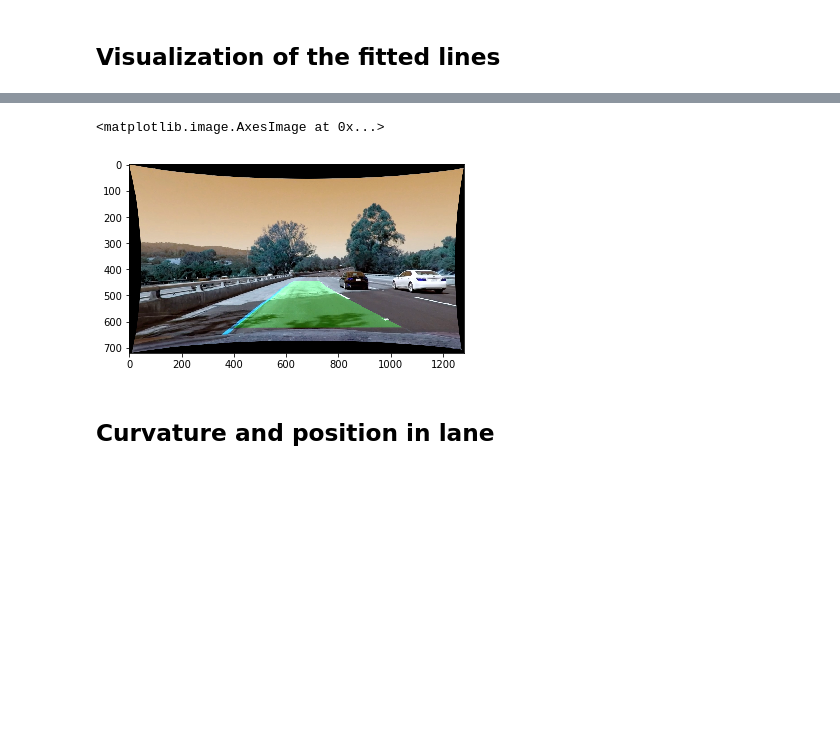
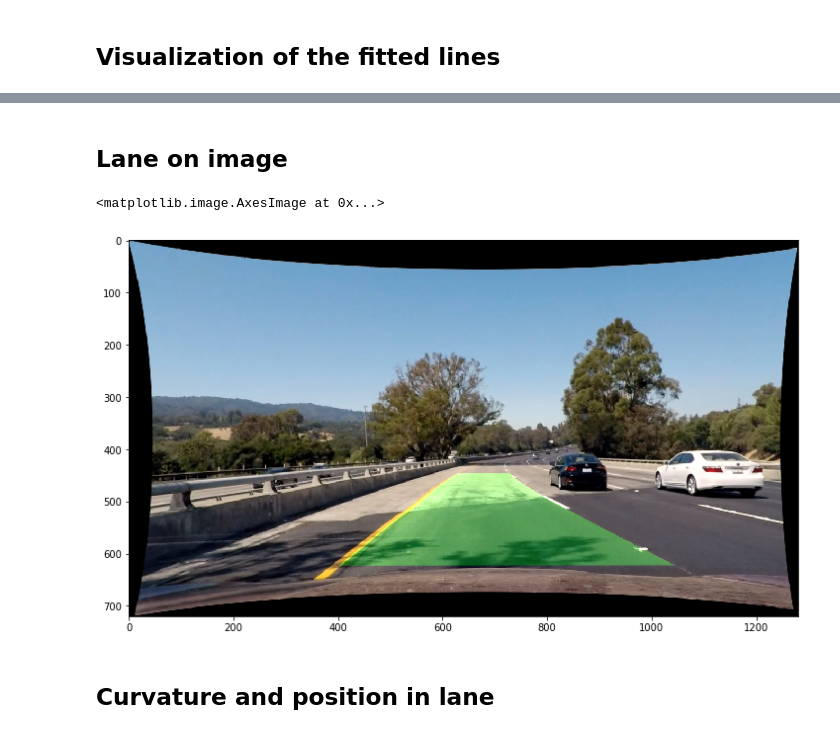
Before and after one commit to mandermo/CarND-Advanced-Lane-Lines, a Jupyter notebook: AdvancedLaneFinding.ipynb, the cells around one changed output, grey strips where cells are left out. Saved outputs shown, nothing was run; the diff lists cells and outputs as text; code cells hidden in the pictures; blank space fills up the shorter version.

```diff
--- a/AdvancedLaneFinding.ipynb
+++ b/AdvancedLaneFinding.ipynb
@@ -450,34 +450,36 @@ True
+# %% [markdown]
+## Lane on image
 # %%
 # Modified version of code from section "Tips and Tricks for the Project"
 def draw_lane_on_image(warpedthresholded, undistorted, left_fit, right_fit):
     # Generate x and y values for plotting
     ploty = np.linspace(0, img.shape[0]-1, img.shape[0] )
     left_fitx = left_fit[0]*ploty**2 + left_fit[1]*ploty + left_fit[2]
     right_fitx = right_fit[0]*ploty**2 + right_fit[1]*ploty + right_fit[2]
 
     # Create an image to draw the lines on
     color_warp = np.zeros((warpedthresholded.shape[0], warpedthresholded.shape[1], 3), dtype=np.uint8)
 
     # Recast the x and y points into usable format for cv2.fillPoly()
     pts_left = np.array([np.transpose(np.vstack([left_fitx, ploty]))])
     pts_right = np.array([np.flipud(np.transpose(np.vstack([right_fitx, ploty])))])
     pts = np.hstack((pts_left, pts_right))
 
     # Draw the lane onto the warped blank image
     cv2.fillPoly(color_warp, np.int_([pts]), (0,255, 0))
 
     # Warp the blank back to original image space using inverse perspective matrix (Minv)
     newwarp = from_unwarped_to_warped(color_warp)
 
     # Combine the result with the original image
     result = cv2.addWeighted(undistorted, 1, newwarp, 0.3, 0)
     return result
 
 imagewithcoloredlane = draw_lane_on_image(warpedthresholded, undistorted, left_fit, right_fit)
-plt.imshow(imagewithcoloredlane)
+plt.imshow(cv2.cvtColor(imagewithcoloredlane, cv2.COLOR_BGR2RGB))
 # %% [output]
 <matplotlib.image.AxesImage at 0x...>
-[figure, old version]
+[figure, new version]
 # %% [markdown]
 ## Curvature and position in lane
 # %%
```
Also changed, not shown: parts of 5 cells of this notebook, 3 other files.
